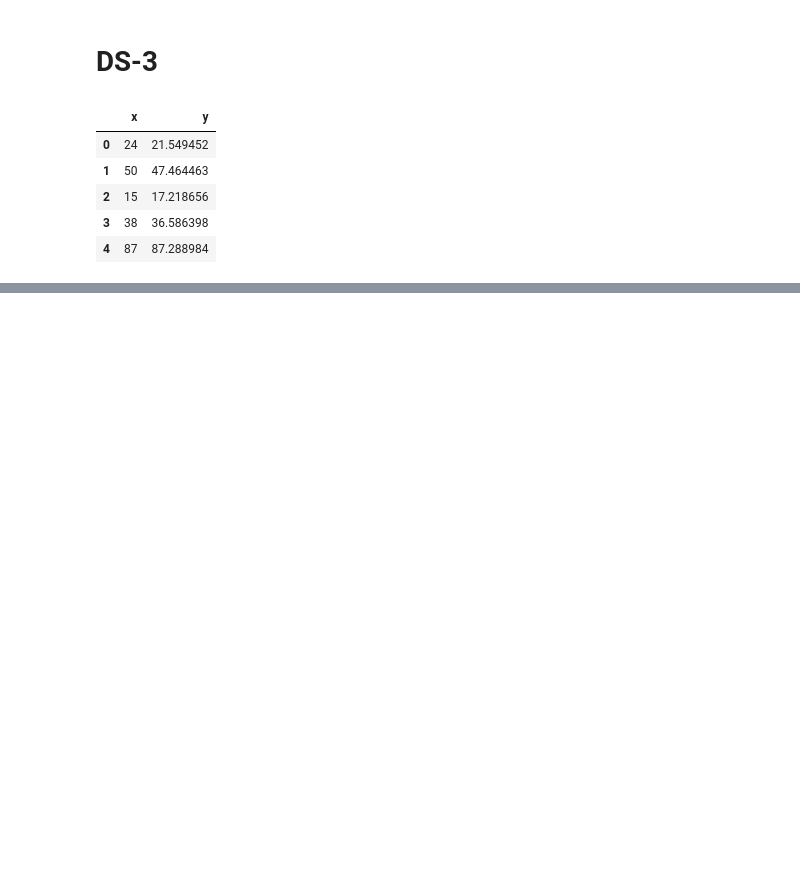
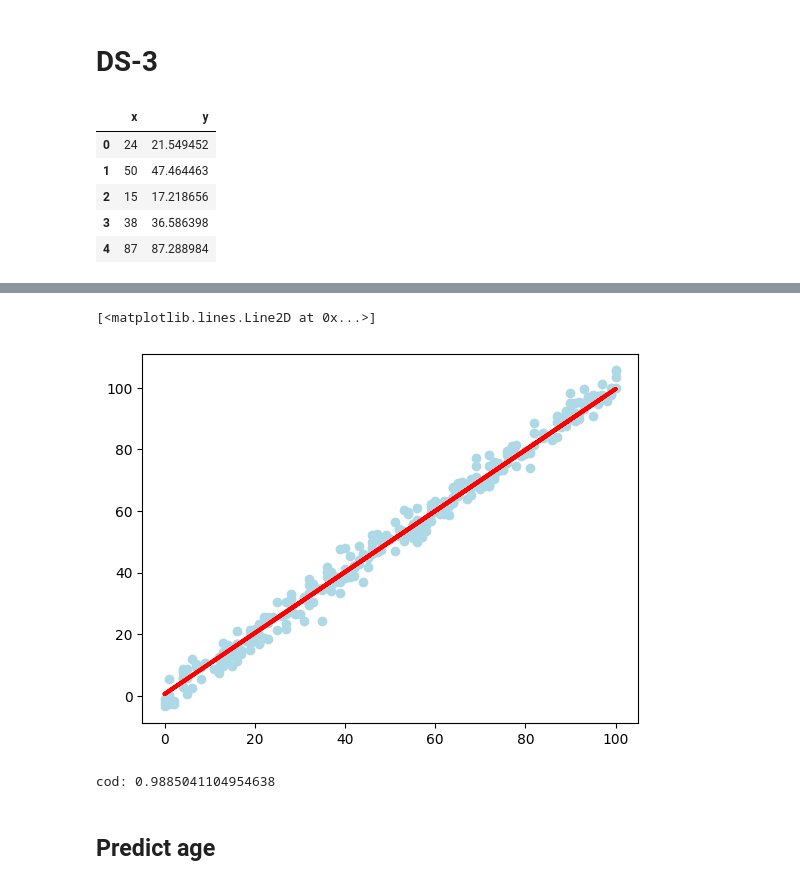
Before and after one commit to Petint/AI-and-DS, a Jupyter notebook: ds-3/ds-3.ipynb, the cells around one changed output, grey strips where cells are left out. Drawn from its saved outputs; the diff is of its cells as text; code cells hidden in the pictures; blank space fills up the shorter version.

```diff
--- a/ds-3/ds-3.ipynb
+++ b/ds-3/ds-3.ipynb
@@ -17,0 +37,14 @@ train_smal.head()
+# %%
+y_pred_sm = mod_sm.predict(x_ts)
+plt.scatter(x_tt, y_tt, color="lightblue")
+plt.plot(x_ts, y_pred_sm, color='red', linewidth=3)
+# %% [output]
+[<matplotlib.lines.Line2D at 0x...>]
+[figure, added]
+# %%
+rsq = mod_sm.score(x_tt, y_tt)
+print(f'cod: {rsq}')
+# %% [output]
+cod: 0.9885041104954638
+# %% [markdown]
+## Predict age
```
Also changed, not shown: parts of 6 cells of this notebook.
